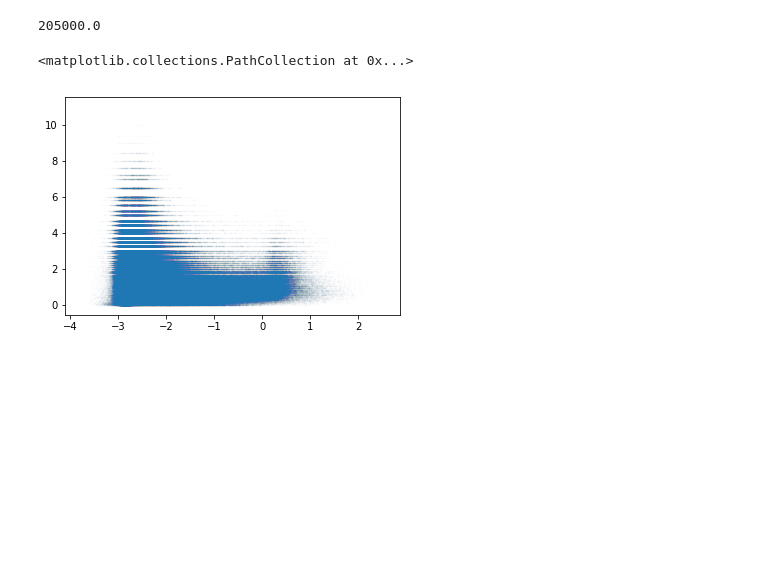
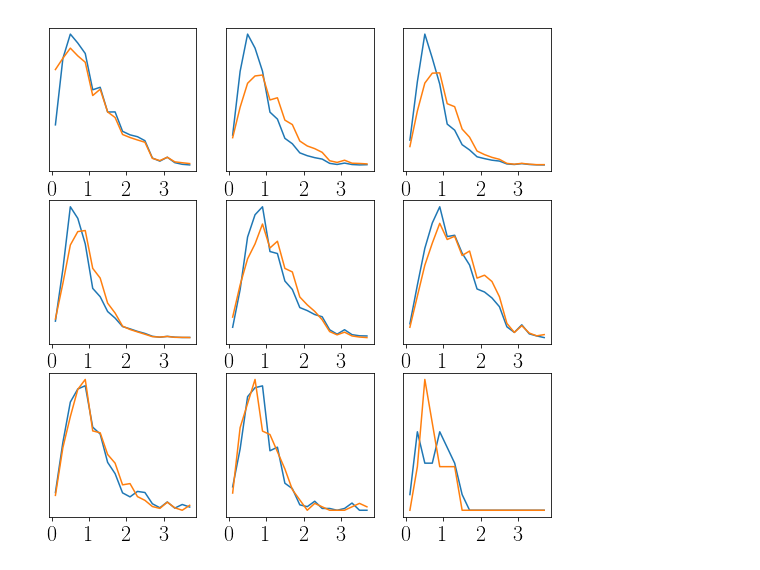
Before and after one commit to forero/IllustrisGalaxyBias, a Jupyter notebook: code/plot_mass_formation_times.ipynb, the cells around one changed output. Saved outputs shown, nothing was run; the diff lists cells and outputs as text; code cells hidden in the pictures; blank space fills up the shorter version.

Commit message:
formation times

```diff
--- a/code/plot_mass_formation_times.ipynb
+++ b/code/plot_mass_formation_times.ipynb
@@ -45,5 +57,8 @@ dtype=[('HaloID', 'i8'),('GalID', 'i8'), ('snapform', 'f8'),('zform', 'f8'),('ma
        ('x', 'f8'),('y', 'f8'),('z', 'f8')]
 gal_formation_hires = np.loadtxt(gal_formation_hires_file, dtype=dtype)
 gal_formation_lores = np.loadtxt(gal_formation_lores_file, dtype=dtype)
+# %%
+log_gal_formation_hires_mass = np.log10(gal_formation_hires['mass'])
+log_gal_formation_lores_mass = np.log10(gal_formation_lores['mass'])
 # %%
 # plot galaxy mass histogram
@@ -88,9 +96,27 @@ plt.grid()
-# %%
-BoxSize
-# %% [output]
-205000.0
-# %%
-plt.scatter(np.log10(gal_formation_hires[:,4]), gal_formation_hires[:,3], s=1, alpha=0.01)
-# %% [output]
-<matplotlib.collections.PathCollection at 0x...>
-[figure, removed]
+# %%
+mass_bins = np.arange(-2.0,3.5,0.5)
+center_mass_bins = 0.5*(mass_bins[1:]+mass_bins[:-1])
+
+zbin_delta = 0.2
+zform_bins = np.arange(0.0, 4.0, zbin_delta)
+center_zform_bins = 0.5*(zform_bins[1:]+zform_bins[:-1])
+
+plt.figure(figsize=(9,9))
+for i_bin in range(9):
+
+    ii_bin = (log_gal_formation_hires_mass>mass_bins[i_bin]) & (log_gal_formation_hires_mass<mass_bins[i_bin+1])
+    tmp_data_hr = gal_formation_hires[ii_bin]
+
+    ii_bin = (log_gal_formation_lores_mass>mass_bins[i_bin]) & (log_gal_formation_lores_mass<mass_bins[i_bin+1])
+    tmp_data_lr = gal_formation_lores[ii_bin]
+
+    hist_hr, _ = np.histogram(tmp_data_hr['zform'], bins=zform_bins, density=True)
+    hist_lr, _ = np.histogram(tmp_data_lr['zform'], bins=zform_bins, density=True)
+
+    plt.subplot(3,3,i_bin+1)
+    plt.plot(center_zform_bins, hist_hr)
+    plt.plot(center_zform_bins, hist_lr)
+    plt.yticks([])
+    plt.xticks(np.arange(0,4,1))
+# %% [output]
+[figure, added]
```
Also changed, not shown: parts of 5 cells of this notebook.
